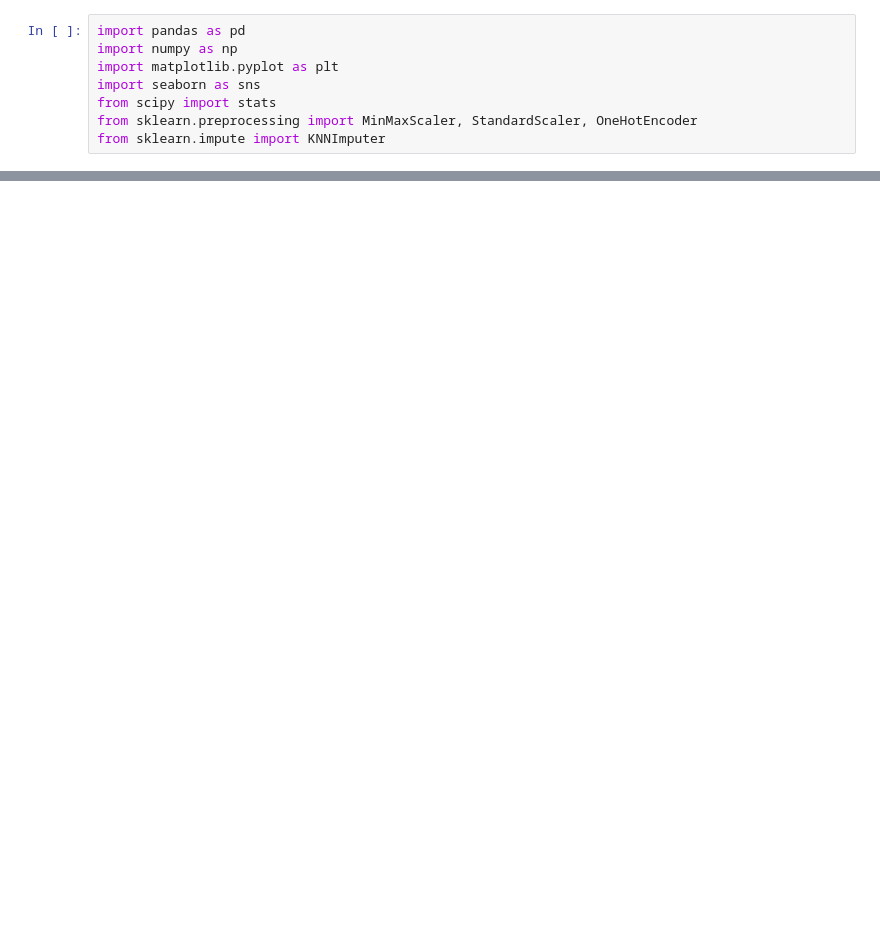
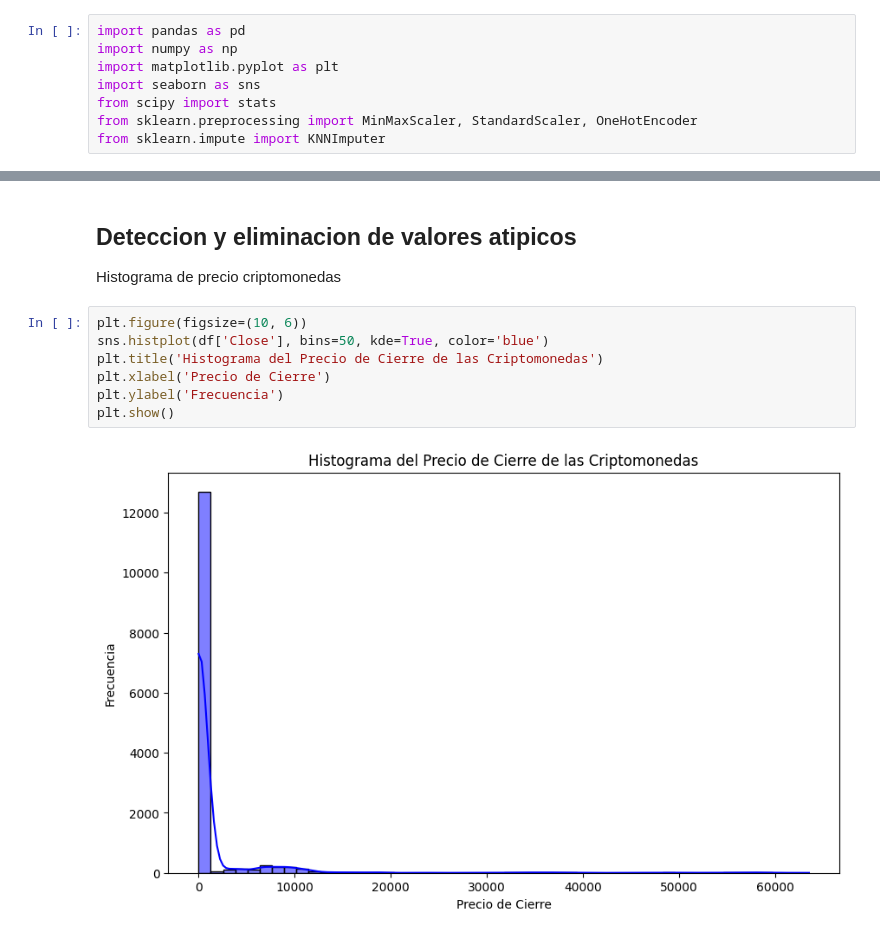
Before and after one commit to SpecTr03/Crypto-price-prediction, a Jupyter notebook: cryptoAnalysis.ipynb, the cells around one changed output, grey strips where cells are left out. Cells and saved outputs as stored; diff of their text form; blank space fills up the shorter version.

```diff
--- a/cryptoAnalysis.ipynb
+++ b/cryptoAnalysis.ipynb
@@ -35,0 +97,12 @@ memory usage: 1.1+ MB
+# %% [markdown]
+## Deteccion y eliminacion de valores atipicos
+Histograma de precio criptomonedas
+# %%
+plt.figure(figsize=(10, 6))
+sns.histplot(df['Close'], bins=50, kde=True, color='blue')
+plt.title('Histograma del Precio de Cierre de las Criptomonedas')
+plt.xlabel('Precio de Cierre')
+plt.ylabel('Frecuencia')
+plt.show()
+# %% [output]
+[figure, added]
```
Also changed, not shown: parts of 12 cells of this notebook.
